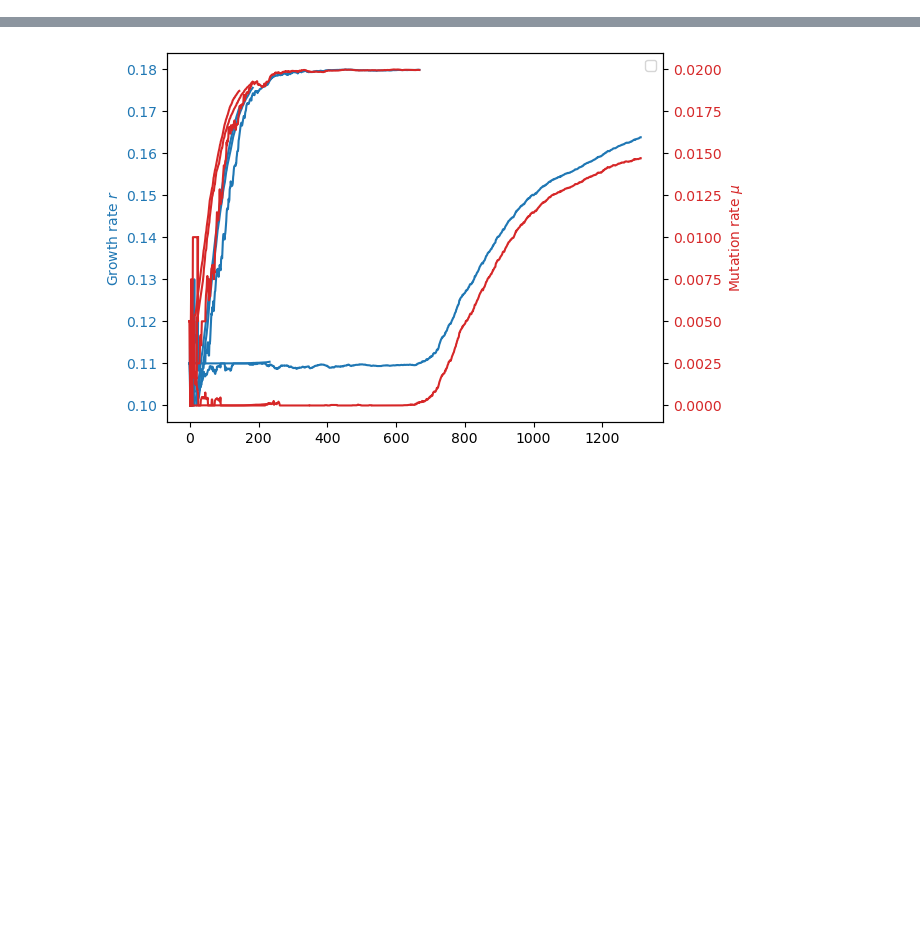
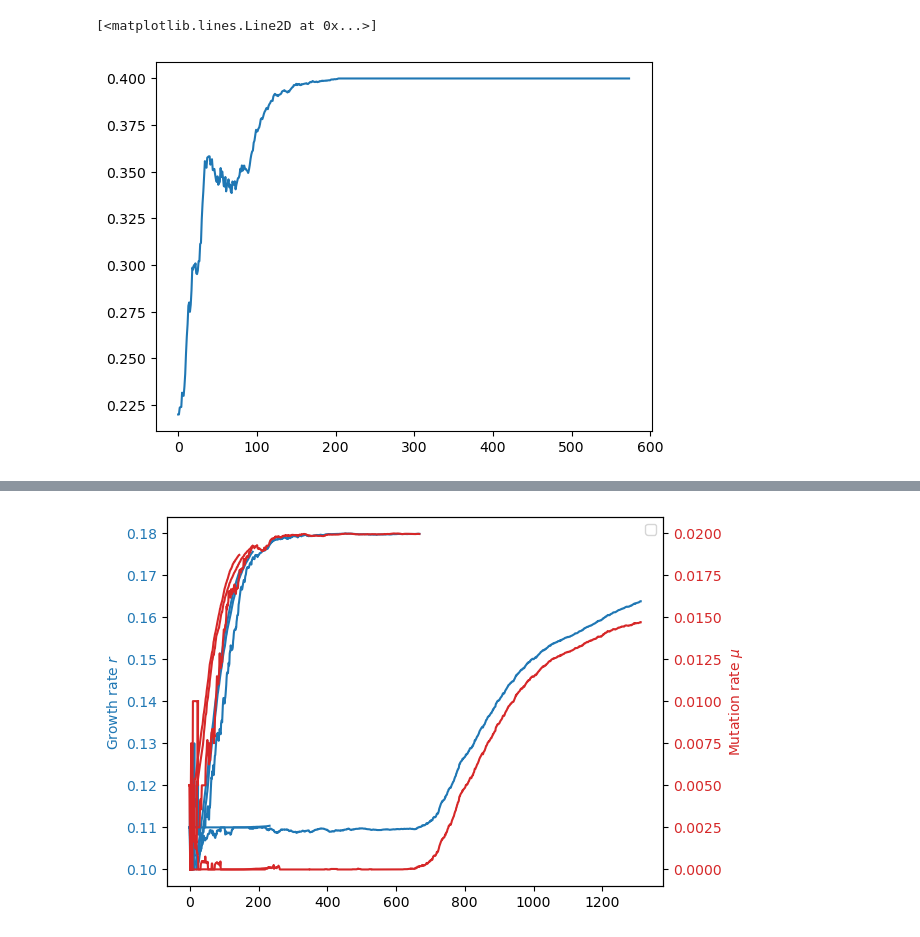
Before and after one commit to francescozambelli/CancerEvo, a Jupyter notebook: analysis.ipynb, the cells around one changed output, grey strips where cells are left out. Saved outputs shown, nothing was run; the diff lists cells and outputs as text; code cells hidden in the pictures; blank space fills up the shorter version.

```diff
--- a/analysis.ipynb
+++ b/analysis.ipynb
@@ -25,8 +72,18 @@ def read_file(fname, thr_len=100):
 # %%
-c = read_file("../Data/CancerEvo/4_c.txt")
-r = read_file("../Data/CancerEvo/4_r.txt")
-mu = read_file("../Data/CancerEvo/4_mu.txt")
-mI = read_file("../Data/CancerEvo/4_I.txt")
-mO = read_file("../Data/CancerEvo/4_O.txt")
-mS = read_file("../Data/CancerEvo/4_S.txt")
-mHK = read_file("../Data/CancerEvo/4_HK.txt")
+idx = 17
+c0 = read_file("../Data/CancerEvo/"+str(idx)+"_c.txt")
+r = read_file("../Data/CancerEvo/"+str(idx)+"_r.txt")
+mu = read_file("../Data/CancerEvo/"+str(idx)+"_mu.txt")
+mI = read_file("../Data/CancerEvo/"+str(idx)+"_I.txt")
+mO = read_file("../Data/CancerEvo/"+str(idx)+"_O.txt")
+mS = read_file("../Data/CancerEvo/"+str(idx)+"_S.txt")
+mHK = read_file("../Data/CancerEvo/"+str(idx)+"_HK.txt")
+states = []
+for c in c0:
+    if c[-1]>0.49:
+        states.append("Tumor")
+    else:
+        states.append("Health")
+states = np.array(states)
+#np.loadtxt("../Data/CancerEvo/"+str(idx)+"_state.txt", dtype=str)
+#r_c0,mu_c0,mI_c0,mO_c0,mS_c0,mHK_c0 = normalize(c0,r,mu,mI,mO,mS,mHK,mu0,r0)
@@ -51,0 +105,5 @@ mHK_c = [np.array([(m*(1-t))/t for (m,t) in zip(mHK[i],c[i])]) for i in range(le
+# %%
+plt.plot(r[0])
+# %% [output]
+[<matplotlib.lines.Line2D at 0x...>]
+[figure, added]
```
Also changed, not shown: parts of 33 cells of this notebook, 17 other files.
